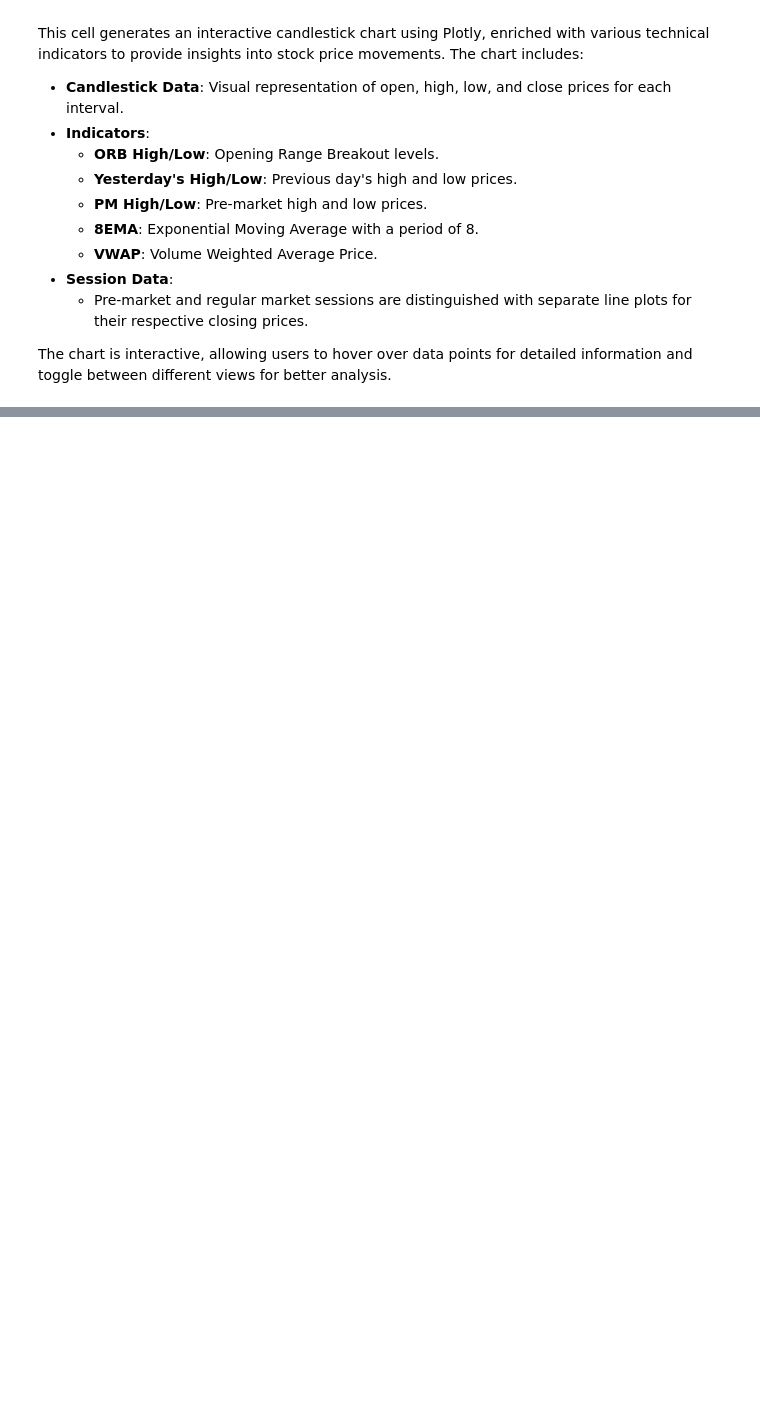
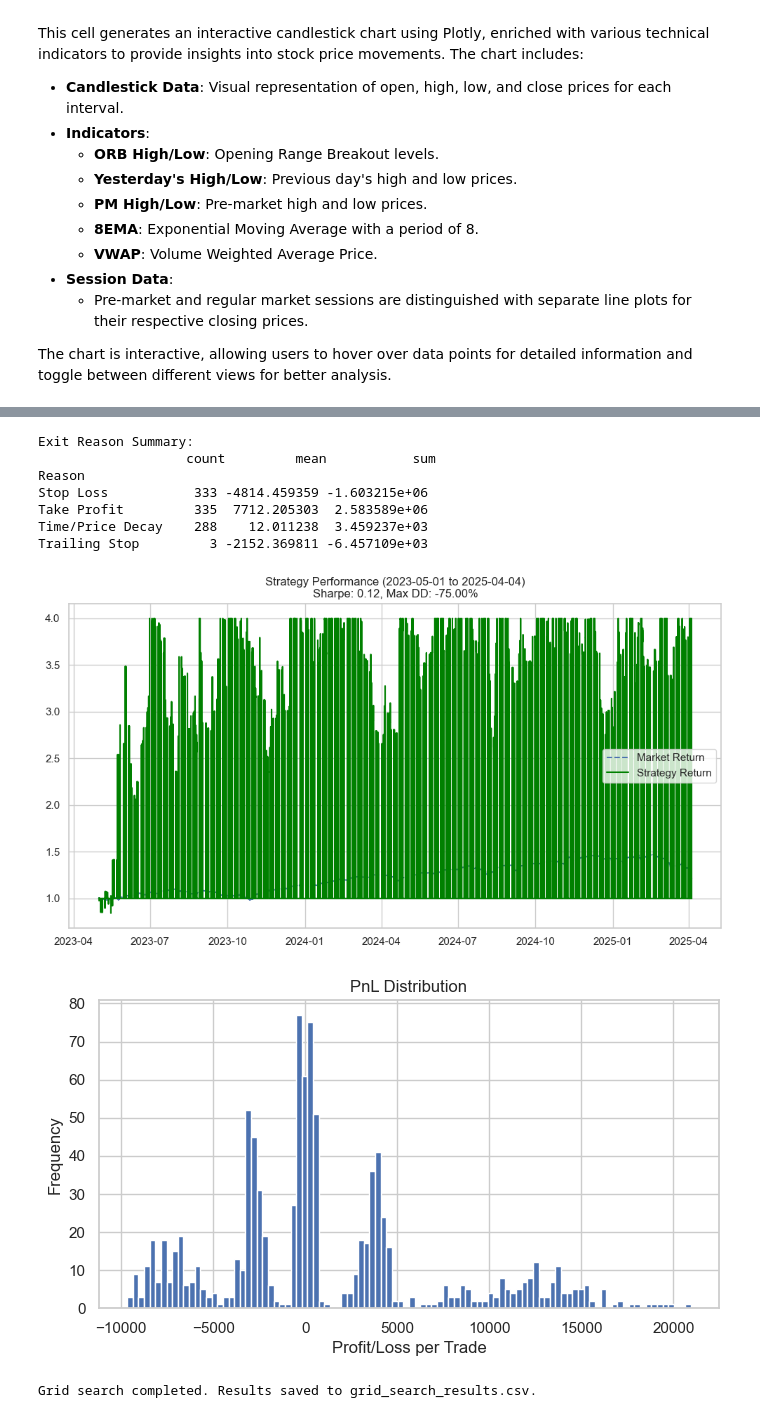
Before and after one commit to branmanc-uf/Financial-Engineering-Project, a Jupyter notebook: presentation_dashboard_real.ipynb, the cells around one changed output, grey strips where cells are left out. Cells and saved outputs as stored; diff of their text form; code cells hidden in the pictures; blank space fills up the shorter version.

```diff
--- a/presentation_dashboard_real.ipynb
+++ b/presentation_dashboard_real.ipynb
@@ -638,0 +494,55 @@ for k, v in results.items():
+# %%
+'''param_grid = {
+    'initial_capital': [25000],
+    'risk_per_trade': [0.1, 0.2],
+    'open_range_min': [10, 15, 20],
+    'stop_loss_pct': [0.05, 0.1, 0.15],
+    'take_profit_pct': [0.1, 0.2],
+    'expiration_days': [1, 2, 3],
+    'sigma': [0.2],  # You can expand this if you want to test different volatilities
+    'max_trades': [1, 3],
+    'max_minutes_in_trade': [60],
+    'max_daily_loss_pct': [0.15],
+    'max_portfolio_cap': [4],
+    'max_drawdown_pct': [0.70],
+    'max_consecutive_losses': [7],
+    'trailing_stop_pct': [0.25],
+    'decay_threshold': [0.03]
+}'''
+
+param_grid = {
+    'initial_capital': [25000],
+    'risk_per_trade': [0.2],
+    'open_range_min': [20],
+    'stop_loss_pct': [0.15],
+    'take_profit_pct': [0.2],
+    'expiration_days': [3],
+    'sigma': [0.2],
+    'max_trades': [3],
+    'max_minutes_in_trade': [60],
+    'max_daily_loss_pct': [0.15],
+    'max_portfolio_cap': [4],
+    'max_drawdown_pct': [0.70],
+    'max_consecutive_losses': [7],
+    'trailing_stop_pct': [0.25],
+    'decay_threshold': [0.03]
+}
+
+
+df = pd.read_csv('df_2023_2025.csv', parse_dates=['datetime'])
+df['datetime'] = pd.to_datetime(df['datetime'], utc=True).dt.tz_convert('America/New_York')
+
+results = grid_search_strategy(df, param_grid)
+results.to_csv("grid_search_results.csv", index=False)
+print("Grid search completed. Results saved to grid_search_results.csv.")
+# %% [output]
+Exit Reason Summary:
+                   count         mean           sum
+Reason
+Stop Loss           333 -4814.459359 -1.603215e+06
+Take Profit         335  7712.205303  2.583589e+06
+Time/Price Decay    288    12.011238  3.459237e+03
+Trailing Stop         3 -2152.369811 -6.457109e+03
+[figure, added]
+[figure, added]
+Grid search completed. Results saved to grid_search_results.csv.
```
Also changed, not shown: parts of 7 cells of this notebook, 10 other files.
